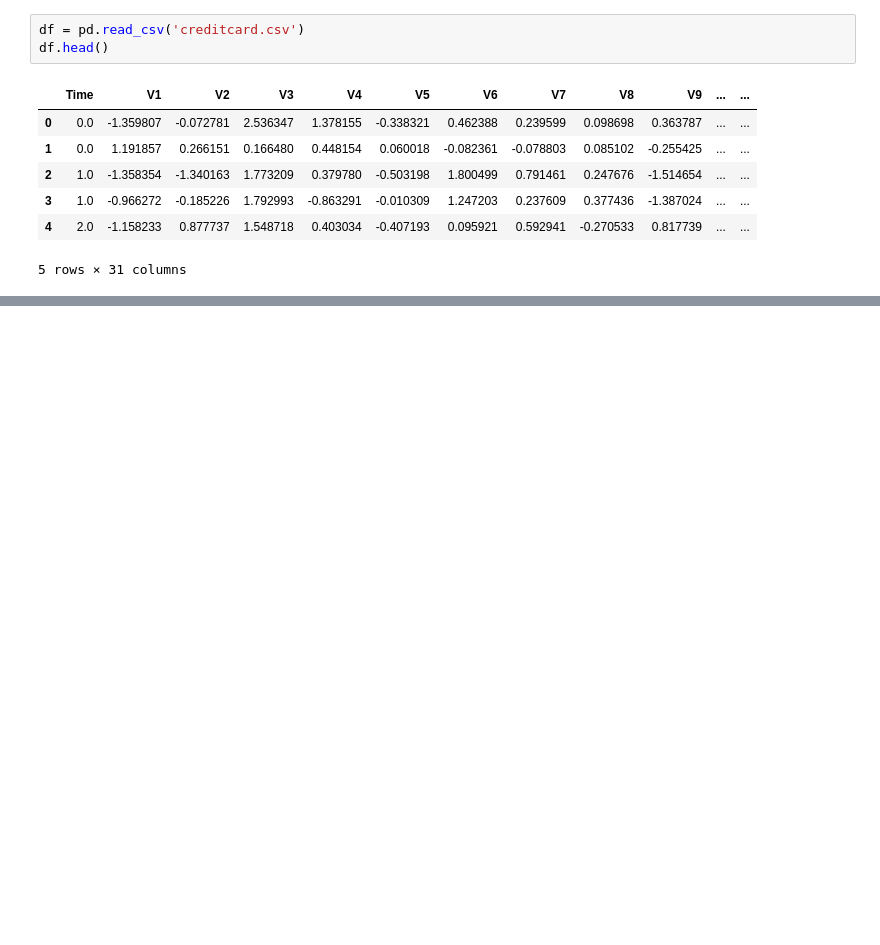
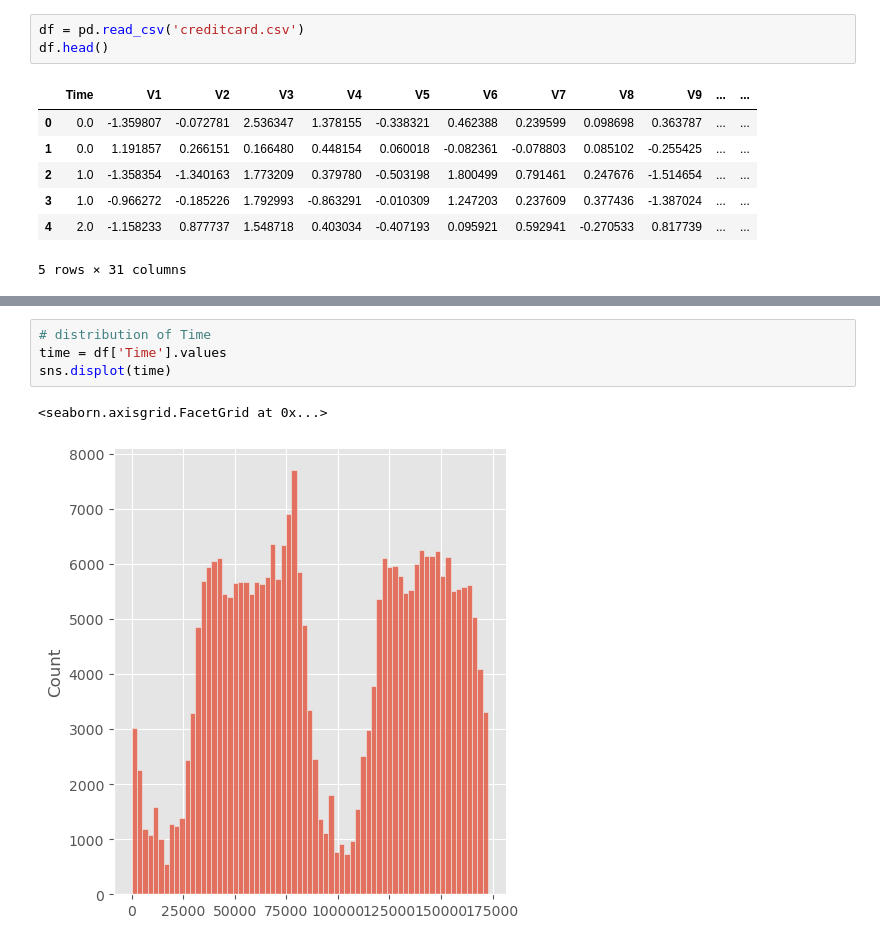
Before and after one commit to MariliaElia/credit-card-fraud-detection-ml-model, a Jupyter notebook: code.ipynb, the cells around one changed output, grey strips where cells are left out. Drawn from its saved outputs; the diff is of its cells as text; blank space fills up the shorter version.

```diff
--- a/code.ipynb
+++ b/code.ipynb
@@ -15,0 +104,7 @@ df.head()
+# %%
+# distribution of Time
+time = df['Time'].values
+sns.displot(time)
+# %% [output]
+<seaborn.axisgrid.FacetGrid at 0x...>
+[figure, added]
```
Also changed, not shown: parts of 21 cells of this notebook.
